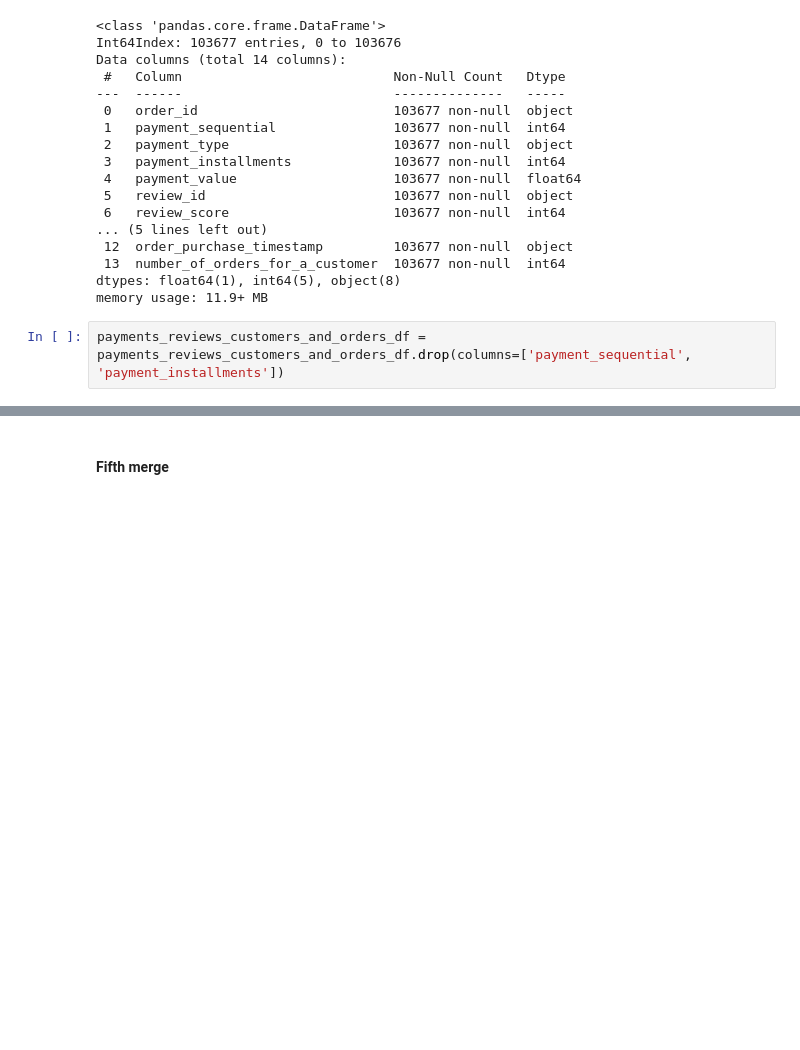
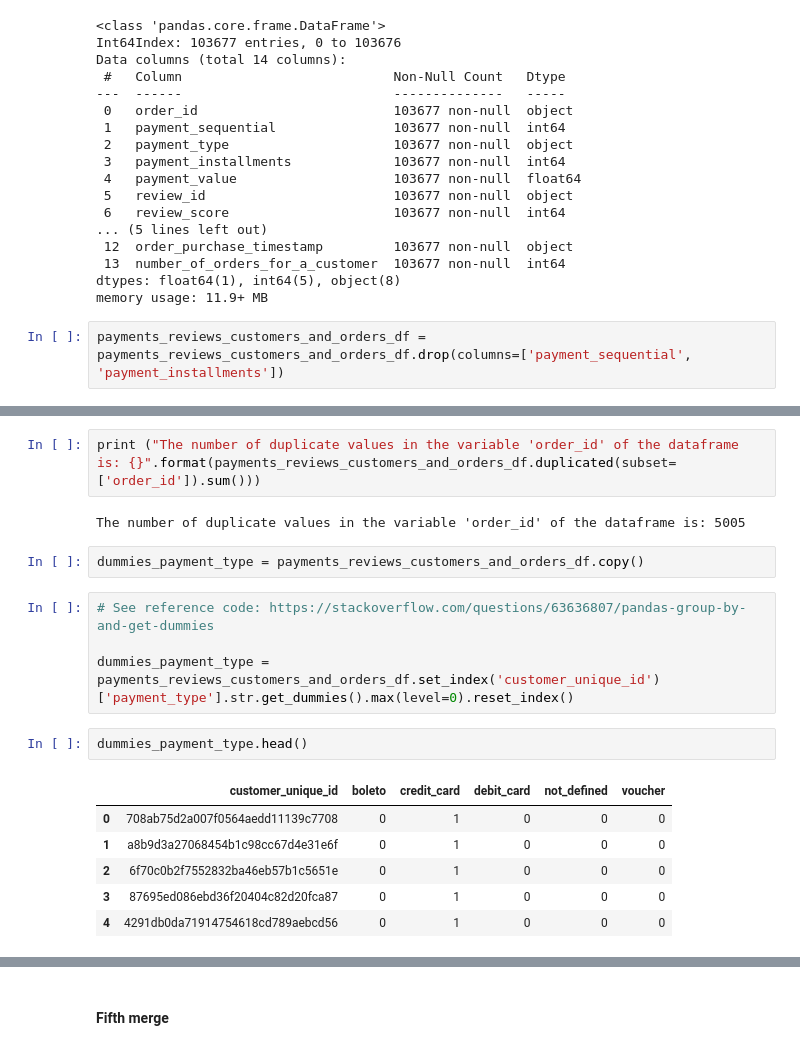
Before and after one commit to MariaDBPerez/clients_segmentation, a Jupyter notebook: project_5_cleaning.ipynb, the cells around one changed output, grey strips where cells are left out. Saved outputs shown, nothing was run; the diff lists cells and outputs as text; blank space fills up the shorter version.

```diff
--- a/project_5_cleaning.ipynb
+++ b/project_5_cleaning.ipynb
@@ -723,0 +732,19 @@ payments_reviews_customers_and_orders_df = payments_reviews_customers_and_orders
+# %%
+print ("The number of duplicate values in the variable 'order_id' of the dataframe is: {}".format(payments_reviews_customers_and_orders_df.duplicated(subset=['order_id']).sum()))
+# %% [output]
+The number of duplicate values in the variable 'order_id' of the dataframe is: 5005
+# %%
+dummies_payment_type = payments_reviews_customers_and_orders_df.copy()
+# %%
+# See reference code: https://stackoverflow.com/questions/63636807/pandas-group-by-and-get-dummies
+
+dummies_payment_type = payments_reviews_customers_and_orders_df.set_index('customer_unique_id')['payment_type'].str.get_dummies().max(level=0).reset_index()
+# %%
+dummies_payment_type.head()
+# %% [output]
+|  | customer_unique_id | boleto | credit_card | debit_card | not_defined | voucher |
+| 0 | 708ab75d2a007f0564aedd11139c7708 | 0 | 1 | 0 | 0 | 0 |
+| 1 | a8b9d3a27068454b1c98cc67d4e31e6f | 0 | 1 | 0 | 0 | 0 |
+| 2 | 6f70c0b2f7552832ba46eb57b1c5651e | 0 | 1 | 0 | 0 | 0 |
+| 3 | 87695ed086ebd36f20404c82d20fca87 | 0 | 1 | 0 | 0 | 0 |
+| 4 | 4291db0da71914754618cd789aebcd56 | 0 | 1 | 0 | 0 | 0 |
```
Also changed, not shown: parts of 17 cells of this notebook, 1 other file.
